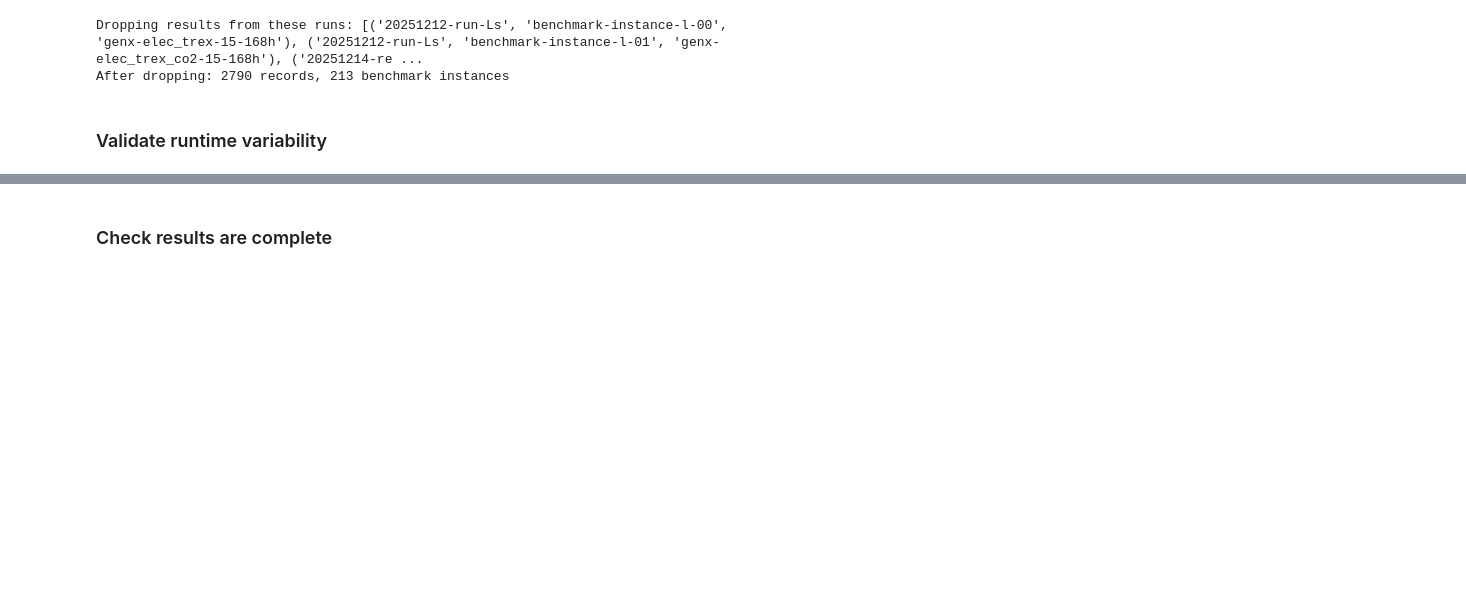
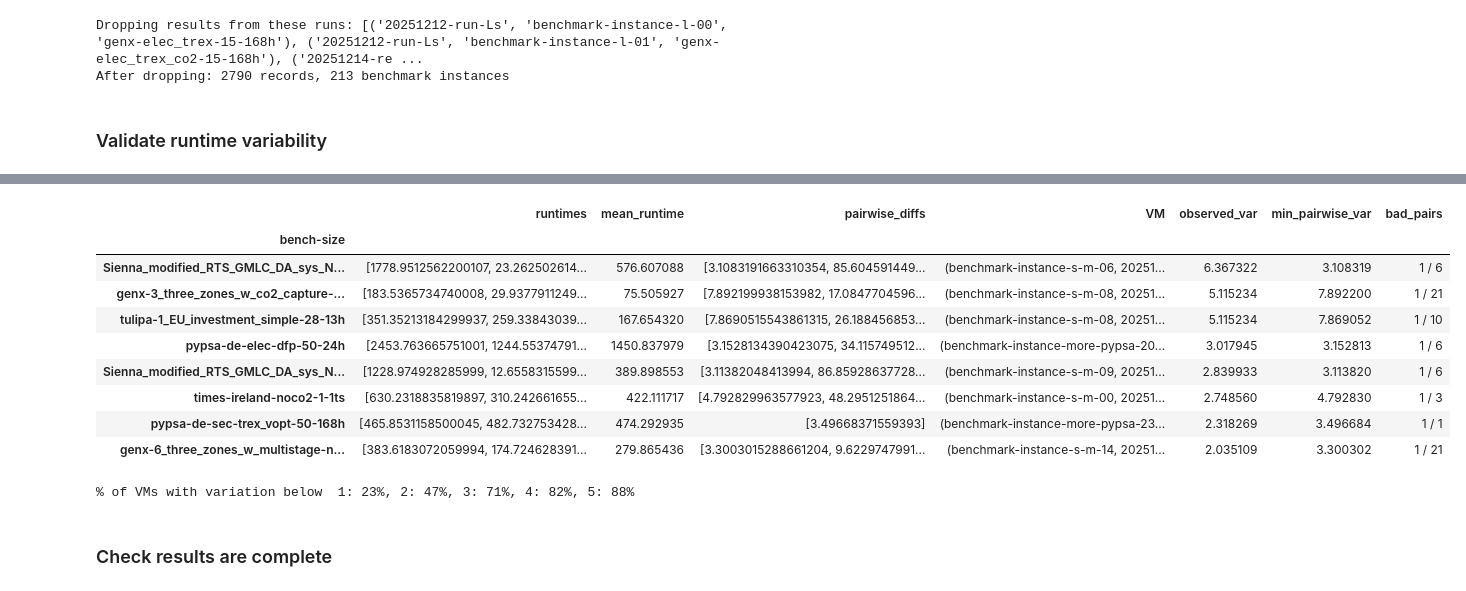
Before and after one commit to open-energy-transition/solver-benchmark, a Jupyter notebook: notebooks/run-v2.ipynb, the cells around one changed output, grey strips where cells are left out. Cells and saved outputs as stored; diff of their text form; code cells hidden in the pictures; blank space fills up the shorter version.

```diff
--- a/notebooks/run-v2.ipynb
+++ b/notebooks/run-v2.ipynb
@@ -1387,3 +1471,33 @@ variability.sort_values("std %", ascending=False)
+# %%
+# Cases where observed variation would affect a pair of solvers, and where we are likely to be able to differentiate those solvers on a more accurate run
+runtime_stats.query(
+    "observed_var * 2 > min_pairwise_var and min_pairwise_var > 1 and mean_runtime > 60"
+).sort_values("observed_var", ascending=False)
+# %% [output]
+|  | runtimes | mean_runtime | pairwise_diffs | VM | observed_var | min_pairwise_var | bad_pairs |
+| bench-size |  |  |  |  |  |  |  |
+| Sienna_modified_RTS_GMLC_DA_sys_N... | [1778.9512562200107, 23.262502614... | 576.607088 | [3.1083191663310354, 85.604591449... | (benchmark-instance-s-m-06, 20251... | 6.367322 | 3.108319 | 1 / 6 |
+| genx-3_three_zones_w_co2_capture-... | [183.5365734740008, 29.9377911249... | 75.505927 | [7.892199938153982, 17.0847704596... | (benchmark-instance-s-m-08, 20251... | 5.115234 | 7.892200 | 1 / 21 |
+| tulipa-1_EU_investment_simple-28-13h | [351.35213184299937, 259.33843039... | 167.654320 | [7.8690515543861315, 26.188456853... | (benchmark-instance-s-m-08, 20251... | 5.115234 | 7.869052 | 1 / 10 |
+| pypsa-de-elec-dfp-50-24h | [2453.763665751001, 1244.55374791... | 1450.837979 | [3.1528134390423075, 34.115749512... | (benchmark-instance-more-pypsa-20... | 3.017945 | 3.152813 | 1 / 6 |
+| Sienna_modified_RTS_GMLC_DA_sys_N... | [1228.974928285999, 12.6558315599... | 389.898553 | [3.11382048413994, 86.85928637728... | (benchmark-instance-s-m-09, 20251... | 2.839933 | 3.113820 | 1 / 6 |
+| times-ireland-noco2-1-1ts | [630.2318835819897, 310.242661655... | 422.111717 | [4.792829963577923, 48.2951251864... | (benchmark-instance-s-m-00, 20251... | 2.748560 | 4.792830 | 1 / 3 |
+| pypsa-de-sec-trex_vopt-50-168h | [465.8531158500045, 482.732753428... | 474.292935 | [3.49668371559393] | (benchmark-instance-more-pypsa-23... | 2.318269 | 3.496684 | 1 / 1 |
+| genx-6_three_zones_w_multistage-n... | [383.6183072059994, 174.724628391... | 279.865436 | [3.3003015288661204, 9.6229747991... | (benchmark-instance-s-m-14, 20251... | 2.035109 | 3.300302 | 1 / 21 |
+# %%
+# Compute % of VMs where we've seen var lower than given bound
+perc_vms = {}
+vars = [1, 2, 3, 4, 5]
+for var in vars:
+    perc_vms[var] = (
+        len([1 for v in variability[("std %", "")] if v < var]) * 100 / len(variability)
+    )
+print(
+    "% of VMs with variation below ",
+    ", ".join([f"{var}: {perc_vms[var]:.0f}%" for var in vars]),
+)
+# %% [output]
+% of VMs with variation below  1: 23%, 2: 47%, 3: 71%, 4: 82%, 5: 88%
 # %% [markdown]
 ### Check results are complete
 # %%
```
Also changed, not shown: parts of 3 cells of this notebook.
